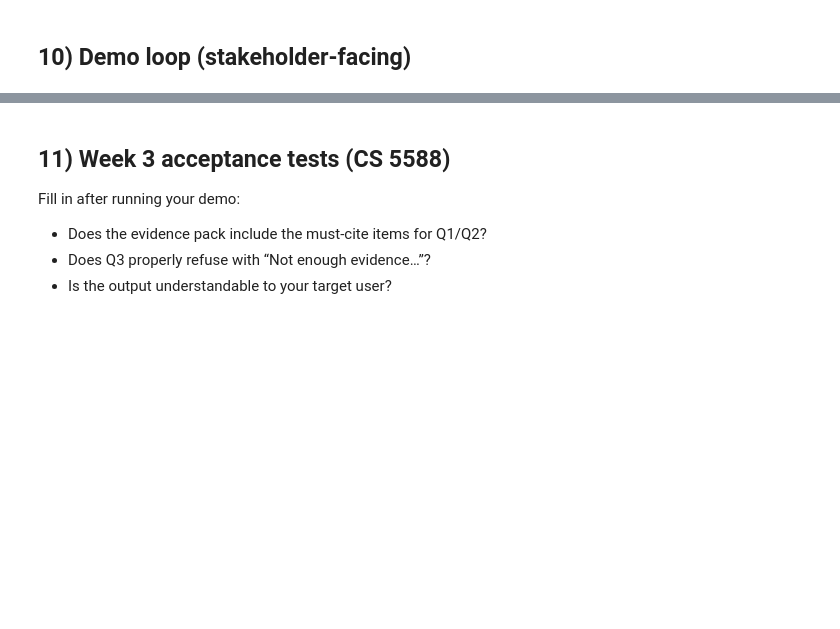
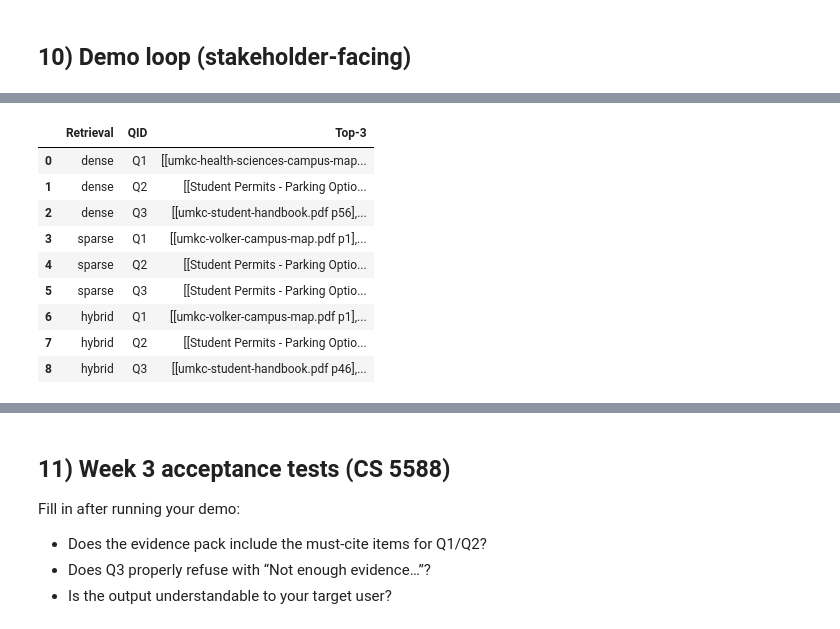
Before and after one commit to JimHuynh25/CS5588-group2, a Jupyter notebook: CS5588_Week3_HandsOn.ipynb, the cells around one changed output, grey strips where cells are left out. Saved outputs shown, nothing was run; the diff lists cells and outputs as text; code cells hidden in the pictures; blank space fills up the shorter version.

```diff
--- a/CS5588_Week3_HandsOn.ipynb
+++ b/CS5588_Week3_HandsOn.ipynb
@@ -600,8 +602,7 @@ def rag_prompt(question: str, evidence_pack: list) -> str:
     evidence_lines = []
     for e in (evidence_pack or []):
         cite = e.get("cite", "[unknown]")
-        content = e.get("content", "")
-        content = re.sub(r"\s+", " ", str(content)).strip()
+        content = re.sub(r"\s+", " ", str(e.get("content",""))).strip()
         if content:
             evidence_lines.append(f"{cite} {content}")
 
@@ -644,0 +664,25 @@ Both `max_new_tokens` (=160) and `max_length`(=2048) seem to have been set. `max
+# %%
+import pandas as pd
+eval_df = pd.DataFrame([
+    {"QID":"Q1","Precision@5":"(fill)","Recall@10":"(fill)","Faithfulness":"Yes/Partial/No"},
+    {"QID":"Q2","Precision@5":"(fill)","Recall@10":"(fill)","Faithfulness":"Yes/Partial/No"},
+    {"QID":"Q3","Precision@5":None,"Recall@10":None,"Faithfulness":"Yes (Refusal)"}
+])
+eval_df
+rows = []
+for mode in ["dense","sparse","hybrid"]:
+    for q in QUERIES:
+        ep = build_evidence_pack(q["question"], chunking="page", method=mode) or []
+        rows.append({"Retrieval":mode,"QID":q["id"],"Top-3":[e.get("cite") for e in ep[:3]]})
+pd.DataFrame(rows)
+# %% [output]
+|  | Retrieval | QID | Top-3 |
+| 0 | dense | Q1 | [[umkc-health-sciences-campus-map... |
+| 1 | dense | Q2 | [[Student Permits - Parking Optio... |
+| 2 | dense | Q3 | [[umkc-student-handbook.pdf p56],... |
+| 3 | sparse | Q1 | [[umkc-volker-campus-map.pdf p1],... |
+| 4 | sparse | Q2 | [[Student Permits - Parking Optio... |
+| 5 | sparse | Q3 | [[Student Permits - Parking Optio... |
+| 6 | hybrid | Q1 | [[umkc-volker-campus-map.pdf p1],... |
+| 7 | hybrid | Q2 | [[Student Permits - Parking Optio... |
+| 8 | hybrid | Q3 | [[umkc-student-handbook.pdf p46],... |
```
Also changed, not shown: parts of 4 cells of this notebook.
